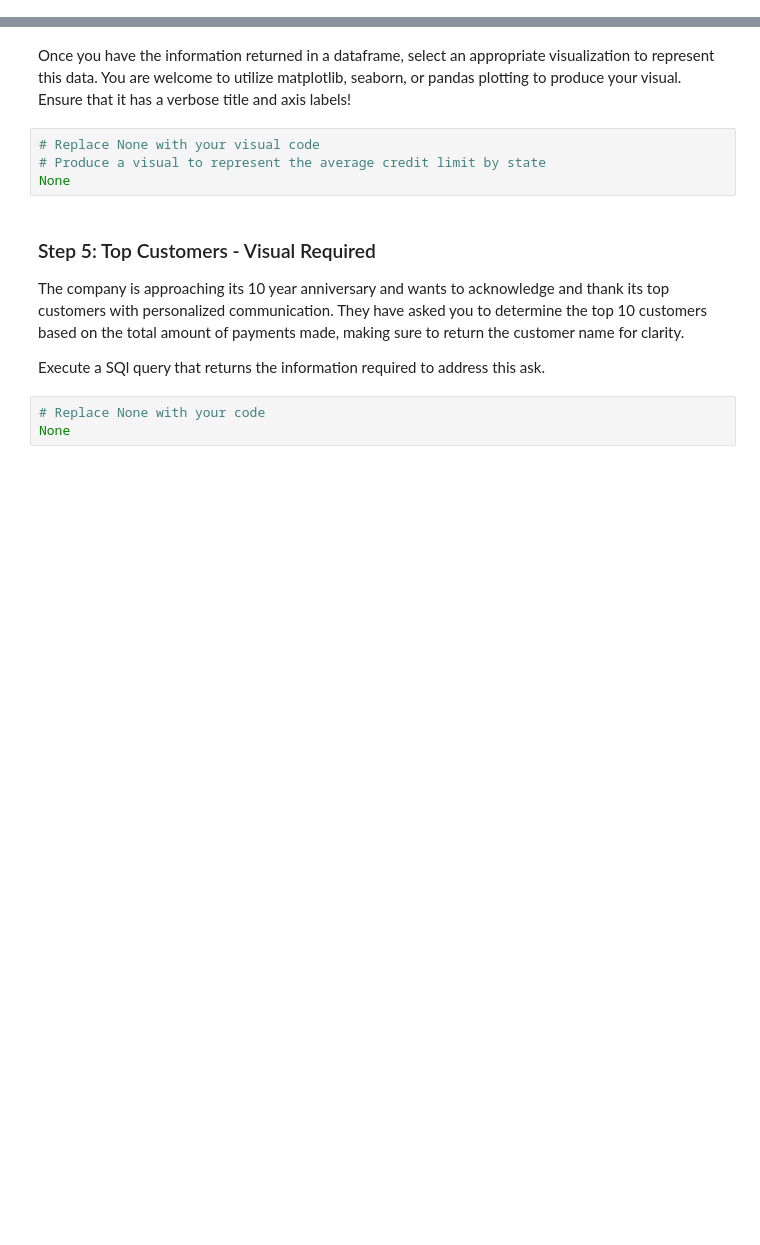
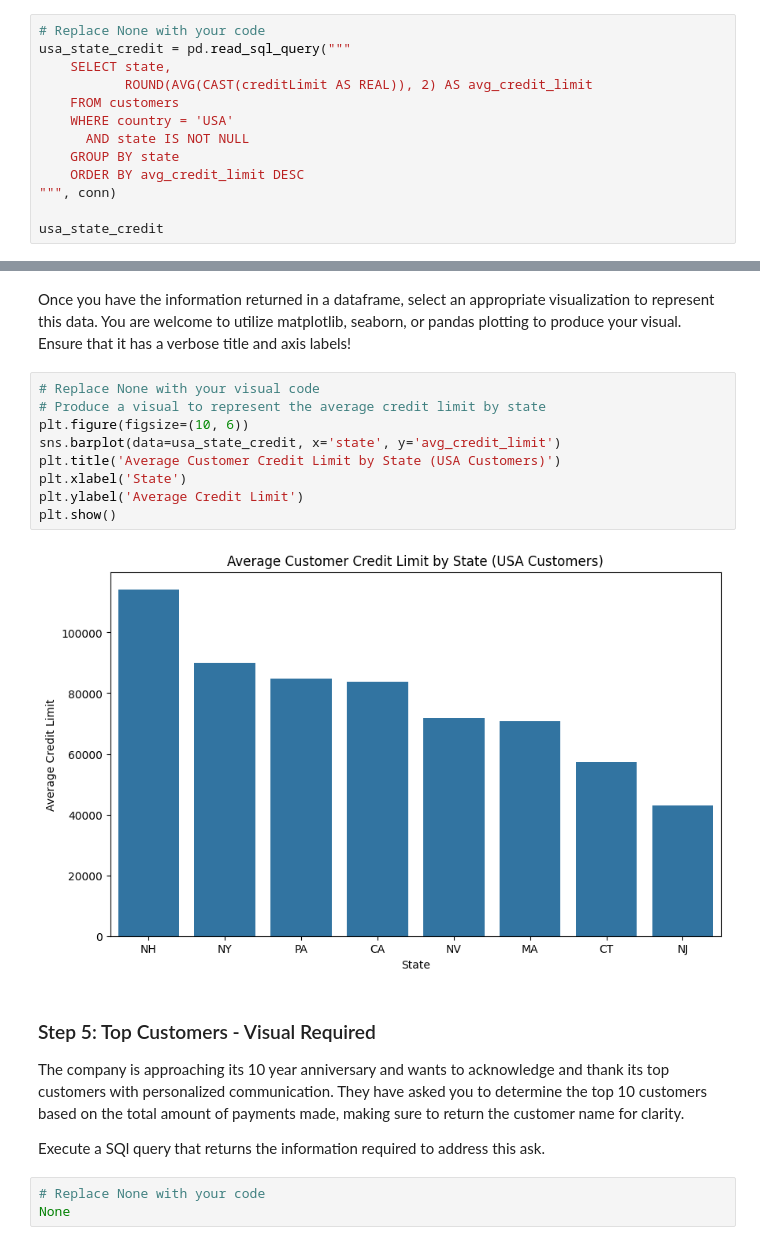
Before and after one commit to drivernf/dsc-sql-summative-lab, a Jupyter notebook: SQLSummativeLab.ipynb, the cells around one changed output, grey strips where cells are left out. Cells and saved outputs as stored; diff of their text form; blank space fills up the shorter version.

Commit message:
Average customer credit limit by state

```diff
--- a/SQLSummativeLab.ipynb
+++ b/SQLSummativeLab.ipynb
@@ -151,0 +149,13 @@ None
+# %%
+# Replace None with your code
+usa_state_credit = pd.read_sql_query("""
+    SELECT state,
+           ROUND(AVG(CAST(creditLimit AS REAL)), 2) AS avg_credit_limit
+    FROM customers
+    WHERE country = 'USA'
+      AND state IS NOT NULL
+    GROUP BY state
+    ORDER BY avg_credit_limit DESC
+""", conn)
+
+usa_state_credit
@@ -154,7 +174,14 @@ Once you have the information returned in a dataframe, select an appropriate vis
 # %%
 # Replace None with your visual code
 # Produce a visual to represent the average credit limit by state
-None
+plt.figure(figsize=(10, 6))
+sns.barplot(data=usa_state_credit, x='state', y='avg_credit_limit')
+plt.title('Average Customer Credit Limit by State (USA Customers)')
+plt.xlabel('State')
+plt.ylabel('Average Credit Limit')
+plt.show()
+# %% [output]
+[figure, added]
 # %% [markdown]
 ### Step 5: Top Customers - Visual Required
 The company is approaching its 10 year anniversary and wants to acknowledge and thank its top customers with personalized communication. They have asked you to determine the top 10 customers based on the total amount of payments made, making sure to return the customer name for clarity.
```
Also changed, not shown: parts of 2 cells of this notebook.
